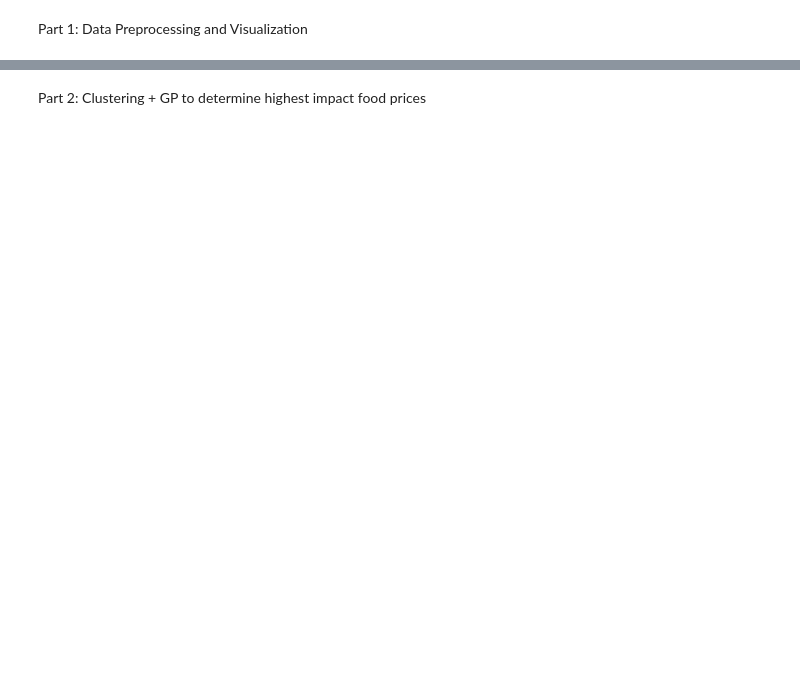
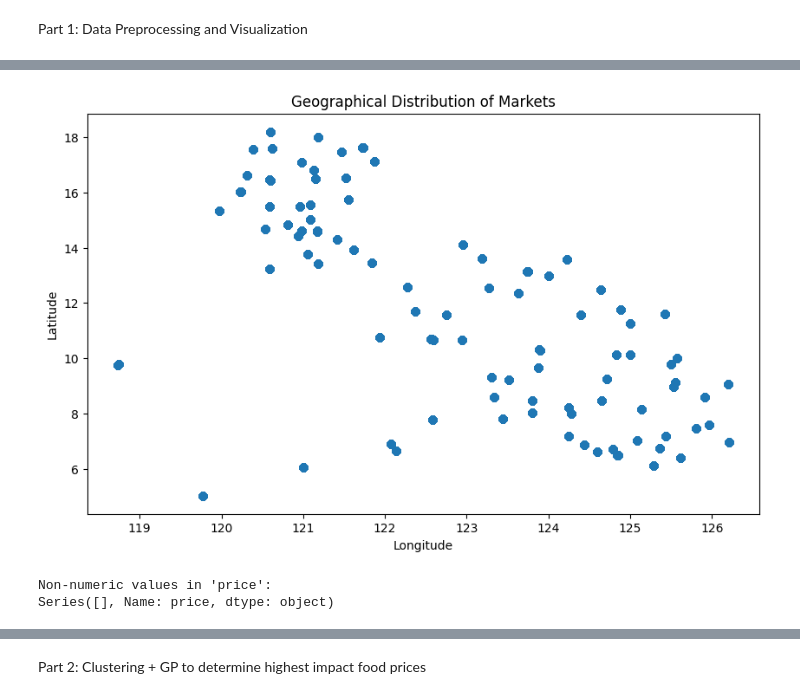
Before and after one commit to jaceroldan/ph-food-market-analysis, a Jupyter notebook: phil_food_prices.ipynb, the cells around one changed output, grey strips where cells are left out. Drawn from its saved outputs; the diff is of its cells as text; code cells hidden in the pictures; blank space fills up the shorter version.

```diff
--- a/phil_food_prices.ipynb
+++ b/phil_food_prices.ipynb
@@ -73,0 +134,11 @@ Part 1: Data Preprocessing and Visualization
+# %%
+# Convert longitude and latitude to numeric, forcing non-numeric values to NaN
+df_wfp['longitude'] = pd.to_numeric(df_wfp['longitude'], errors='coerce')
+df_wfp['latitude'] = pd.to_numeric(df_wfp['latitude'], errors='coerce')
+
+# Drop rows with NaN values in longitude or latitude
+df_wfp_clean = df_wfp.dropna(subset=['longitude', 'latitude'])
+
+# Verify the cleaning process
+print("\nData after cleaning non-numeric and missing values in longitude and latitude:")
+print(df_wfp_clean[['longitude', 'latitude']].head())
@@ -73,0 +153,19 @@ Part 1: Data Preprocessing and Visualization
+# %%
+import matplotlib.pyplot as plt
+
+# Scatter plot for geographical locations with cleaned data
+plt.figure(figsize=(10, 6))
+plt.scatter(df_wfp_clean['longitude'], df_wfp_clean['latitude'], alpha=0.5)
+plt.title('Geographical Distribution of Markets')
+plt.xlabel('Longitude')
+plt.ylabel('Latitude')
+plt.show()
+# %% [output]
+[figure, added]
+# %%
+# Check for non-numeric values in price column
+print("Non-numeric values in 'price':")
+print(df_wfp[pd.to_numeric(df_wfp['price'], errors='coerce').isna()]['price'])
+# %% [output]
+Non-numeric values in 'price':
+Series([], Name: price, dtype: object)
```
Also changed, not shown: parts of 16 cells of this notebook.
